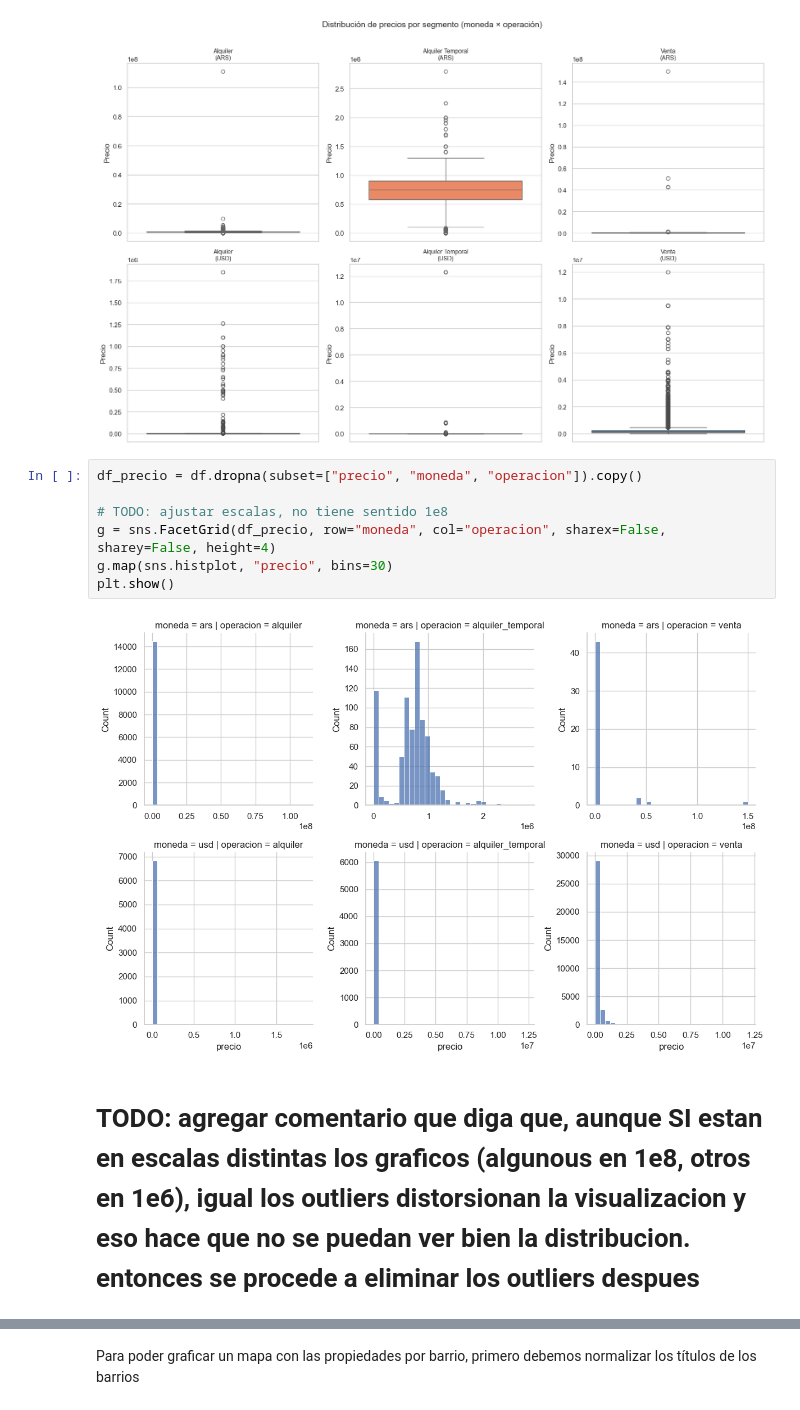
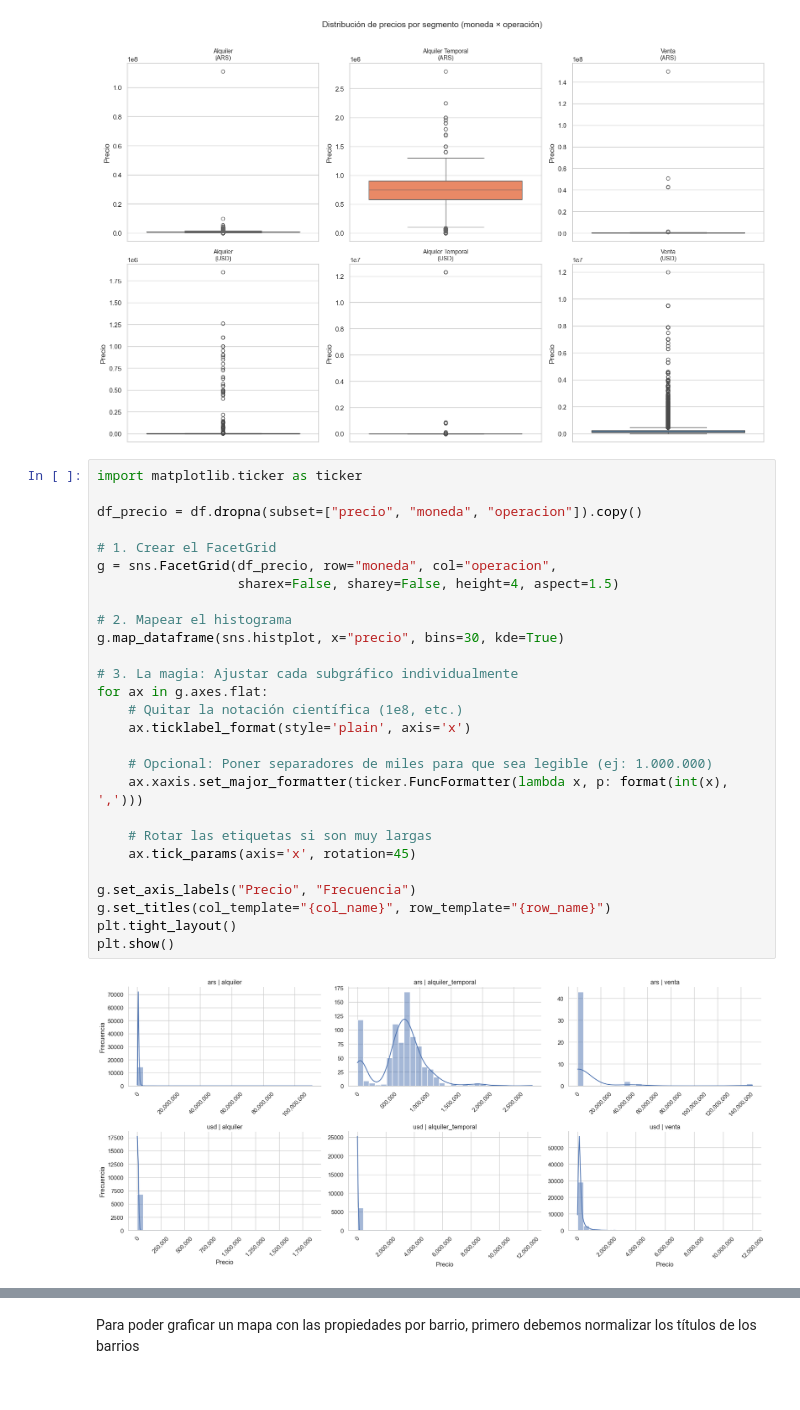
Before and after one commit to clararodriguezacevedo/descriptiva-real-estate, a Jupyter notebook: notebooks/eda.ipynb, the cells around one changed output, grey strips where cells are left out. Cells and saved outputs as stored; diff of their text form.

Commit message:
Solve some TODOs

```diff
--- a/notebooks/eda.ipynb
+++ b/notebooks/eda.ipynb
@@ -299,14 +391,32 @@ plt.tight_layout()
 plt.show()
 # %% [output]
 [figure]
-# %%
-df_precio = df.dropna(subset=["precio", "moneda", "operacion"]).copy()
-
-# TODO: ajustar escalas, no tiene sentido 1e8
-g = sns.FacetGrid(df_precio, row="moneda", col="operacion", sharex=False, sharey=False, height=4)
-g.map(sns.histplot, "precio", bins=30)
-plt.show()
-# %% [output]
-[figure, removed]
-# %% [markdown]
-# TODO: agregar comentario que diga que, aunque SI estan en escalas distintas los graficos (algunous en 1e8, otros en 1e6), igual los outliers distorsionan la visualizacion y eso hace que no se puedan ver bien la distribucion. entonces se procede a eliminar los outliers despues
+# %%
+import matplotlib.ticker as ticker
+
+df_precio = df.dropna(subset=["precio", "moneda", "operacion"]).copy()
+
+# 1. Crear el FacetGrid
+g = sns.FacetGrid(df_precio, row="moneda", col="operacion",
+                  sharex=False, sharey=False, height=4, aspect=1.5)
+
+# 2. Mapear el histograma
+g.map_dataframe(sns.histplot, x="precio", bins=30, kde=True)
+
+# 3. La magia: Ajustar cada subgráfico individualmente
+for ax in g.axes.flat:
+    # Quitar la notación científica (1e8, etc.)
+    ax.ticklabel_format(style='plain', axis='x')
+
+    # Opcional: Poner separadores de miles para que sea legible (ej: 1.000.000)
+    ax.xaxis.set_major_formatter(ticker.FuncFormatter(lambda x, p: format(int(x), ',')))
+
+    # Rotar las etiquetas si son muy largas
+    ax.tick_params(axis='x', rotation=45)
+
+g.set_axis_labels("Precio", "Frecuencia")
+g.set_titles(col_template="{col_name}", row_template="{row_name}")
+plt.tight_layout()
+plt.show()
+# %% [output]
+[figure, added]
```
Also changed, not shown: parts of 32 cells of this notebook.
